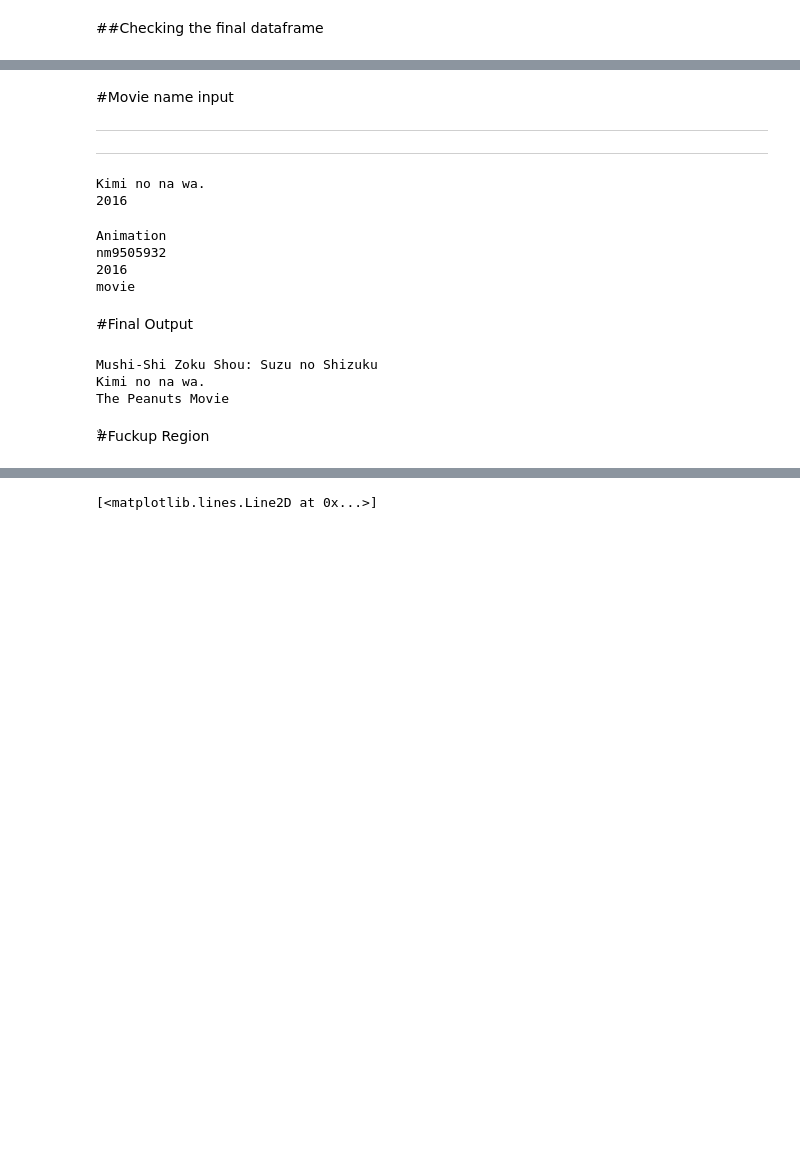
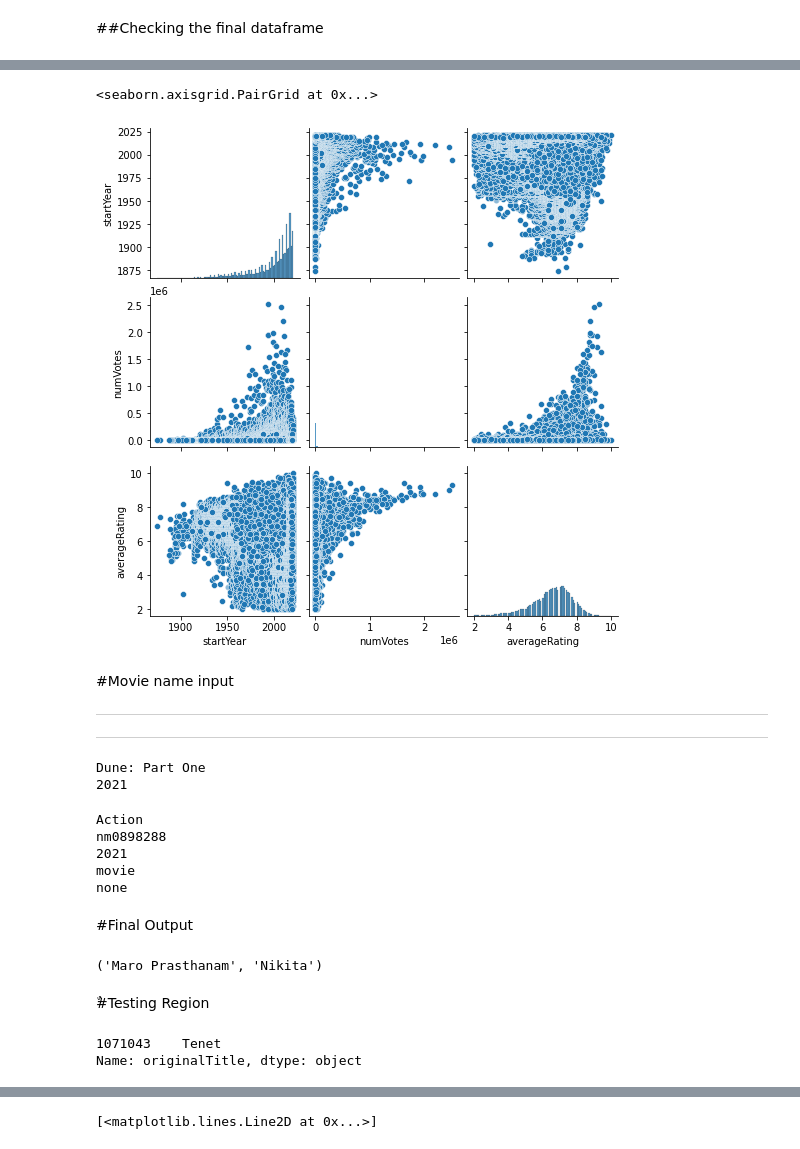
Before and after one commit to Abed221/IMDB-Recommendation-System, a Jupyter notebook: IMDB_REC.ipynb, the cells around one changed output, grey strips where cells are left out. Drawn from its saved outputs; the diff is of its cells as text; code cells hidden in the pictures; blank space fills up the shorter version.

```diff
--- a/IMDB_REC.ipynb
+++ b/IMDB_REC.ipynb
@@ -100,3 +111,8 @@ Name: language, dtype: int64
+# %%
+sb.pairplot(movies[['startYear', 'numVotes', 'averageRating']])
+# %% [output]
+<seaborn.axisgrid.PairGrid at 0x...>
+[figure, added]
 # %% [markdown]
 #Movie name input
 
@@ -121,19 +137,29 @@ genre = movies[(movies['originalTitle'] == title) & (movies['startYear']==year)]
 #Movie Director
 director = movies[(movies['originalTitle'] == title)& (movies['startYear']==year)]['directors'].iloc[0]
 
+#other sources for movies directors using the director column
+#if director == '/N':
+  #director = movies[(movies['originalTitle'] == title)& (movies['startYear']==year)]['director'].iloc[0]
+
+
 #Movie Average Rating
 rating = movies[(movies['originalTitle'] == title)& (movies['startYear']==year)]['averageRating'].iloc[0]
+
+#Movie Original Language
+language = movies[(movies['originalTitle'] == title)& (movies['startYear']==year)]['language'].iloc[0]
 # %% [output]
-Kimi no na wa.
-2016
+Dune: Part One
+2021
 # %%
 print(genre)
 print(director)
 print(year)
 print(titletype)
+print(language)
 # %% [output]
-Animation
-nm9505932
-2016
+Action
+nm0898288
+2021
 movie
+none
 # %%
@@ -150,13 +171,14 @@ result3 = res3[(((res3['genre1'].str.contains(genre, case=False)) | (movies['gen
 # %% [markdown]
 #Final Output
-# %%
-print(result)
-print(result2)
-print(result3)
-# %% [output]
-Mushi-Shi Zoku Shou: Suzu no Shizuku
-Kimi no na wa.
-The Peanuts Movie
+# %%
+result, result2
+# %% [output]
+('Maro Prasthanam', 'Nikita')
 # %% [markdown]
-#ٌFuckup Region
+#ٌTesting Region
+# %%
+movies[(movies['genre1'] == genre) & (movies['titleType']==titletype) & (movies['language']==language) & (movies['averageRating']>=rating)]['originalTitle']
+# %% [output]
+1071043    Tenet
+Name: originalTitle, dtype: object
 # %%
```
Also changed, not shown: parts of 24 cells of this notebook.
